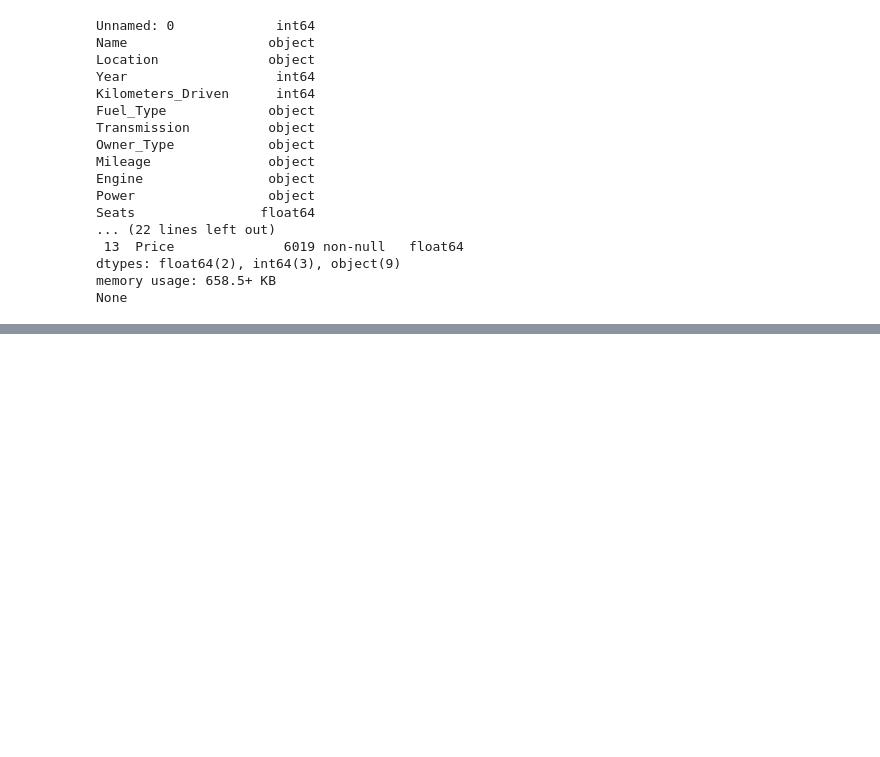
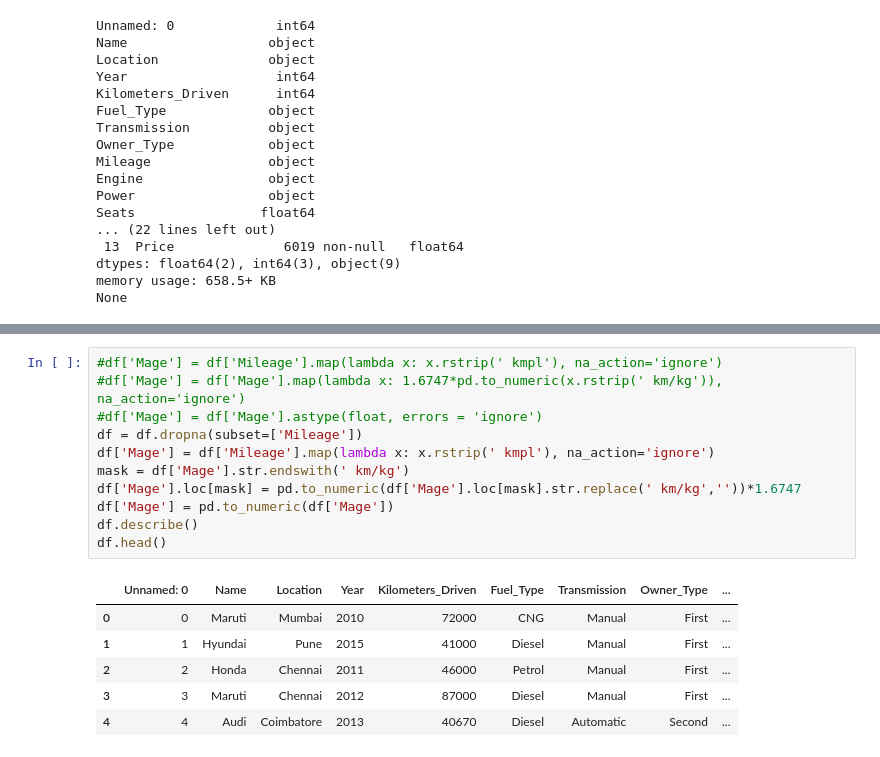
Before and after one commit to Hibbert-pku/MachineLearningNotebooks, a Jupyter notebook: Untitled.ipynb, the cells around one changed output, grey strips where cells are left out. Drawn from its saved outputs; the diff is of its cells as text; blank space fills up the shorter version.

```diff
--- a/Untitled.ipynb
+++ b/Untitled.ipynb
@@ -83,0 +132,18 @@ None
+# %%
+#df['Mage'] = df['Mileage'].map(lambda x: x.rstrip(' kmpl'), na_action='ignore')
+#df['Mage'] = df['Mage'].map(lambda x: 1.6747*pd.to_numeric(x.rstrip(' km/kg')), na_action='ignore')
+#df['Mage'] = df['Mage'].astype(float, errors = 'ignore')
+df = df.dropna(subset=['Mileage'])
+df['Mage'] = df['Mileage'].map(lambda x: x.rstrip(' kmpl'), na_action='ignore')
+mask = df['Mage'].str.endswith(' km/kg')
+df['Mage'].loc[mask] = pd.to_numeric(df['Mage'].loc[mask].str.replace(' km/kg',''))*1.6747
+df['Mage'] = pd.to_numeric(df['Mage'])
+df.describe()
+df.head()
+# %% [output]
+|  | Unnamed: 0 | Name | Location | Year | Kilometers_Driven | Fuel_Type | Transmission | Owner_Type | ... |
+| 0 | 0 | Maruti | Mumbai | 2010 | 72000 | CNG | Manual | First | ... |
+| 1 | 1 | Hyundai | Pune | 2015 | 41000 | Diesel | Manual | First | ... |
+| 2 | 2 | Honda | Chennai | 2011 | 46000 | Petrol | Manual | First | ... |
+| 3 | 3 | Maruti | Chennai | 2012 | 87000 | Diesel | Manual | First | ... |
+| 4 | 4 | Audi | Coimbatore | 2013 | 40670 | Diesel | Automatic | Second | ... |
```
Also changed, not shown: parts of 5 cells of this notebook.
